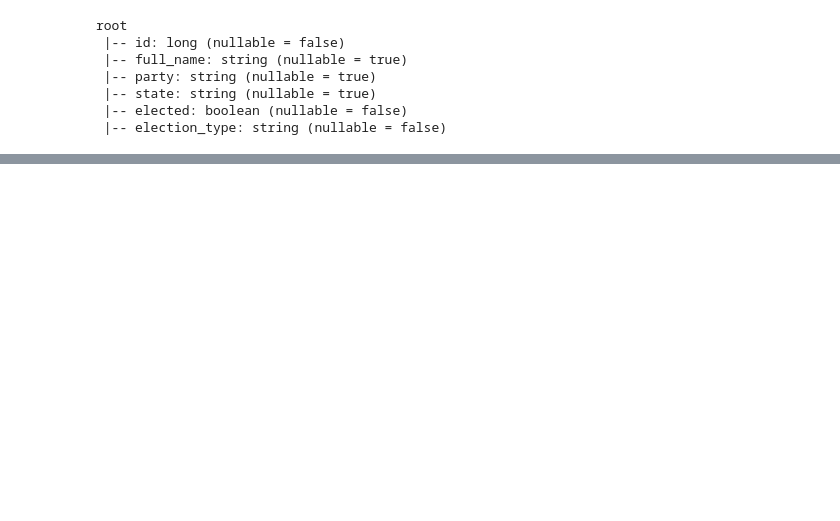
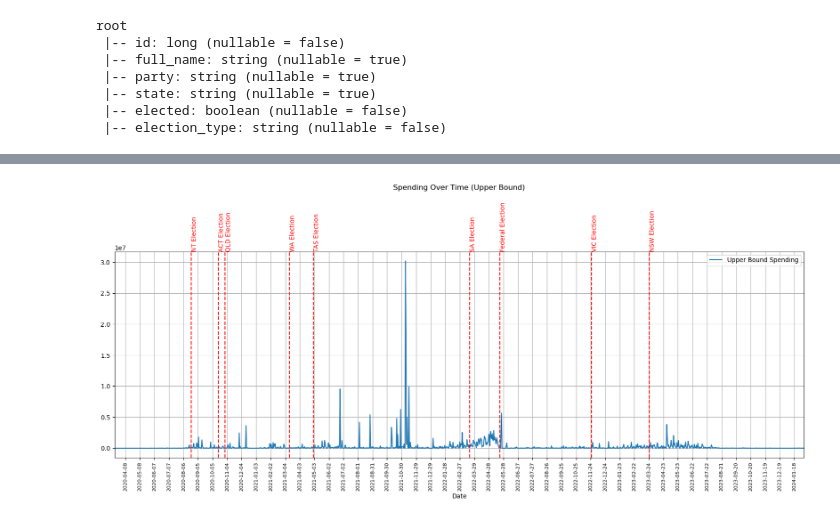
Before and after one commit to JoshuaWang8/political-ads-analysis, a Jupyter notebook: political-ad-analysis.ipynb, the cells around one changed output, grey strips where cells are left out. Saved outputs shown, nothing was run; the diff lists cells and outputs as text; code cells hidden in the pictures; blank space fills up the shorter version.

```diff
--- a/political-ad-analysis.ipynb
+++ b/political-ad-analysis.ipynb
@@ -313,0 +486,3 @@ root
+# %%
+# Remove anomalies
+candidate_ads = candidate_ads.filter(~candidate_ads["ad_id"].isin([198359791795746, 2628325640740192]))
@@ -313,0 +535,21 @@ root
+# %%
+# Plotting the spending over time
+plt.figure(figsize=(20, 6))
+plt.plot(spending_pd['date'], spending_pd["upper_bound_spend"], label='Upper Bound Spending')
+plt.xlabel('Date')
+locator = MaxNLocator(integer=True, nbins=48)
+plt.gca().xaxis.set_major_locator(locator)
+plt.gca().set_xlim(min(spending_pd["date"]), max(spending_pd["date"]))
+plt.xticks(rotation=90, ha='center', fontsize=8)
+
+# Show political events
+for date, event in events.items():
+    plt.axvline(x=date, color='red', linestyle='--')
+    plt.text(date, plt.ylim()[1], event, color='red', fontsize=10, rotation=90, verticalalignment='bottom')
+
+plt.title('Spending Over Time (Upper Bound)', pad=100)
+plt.legend()
+plt.grid(True)
+plt.show()
+# %% [output]
+[figure, added]
```
Also changed, not shown: parts of 45 cells of this notebook.
